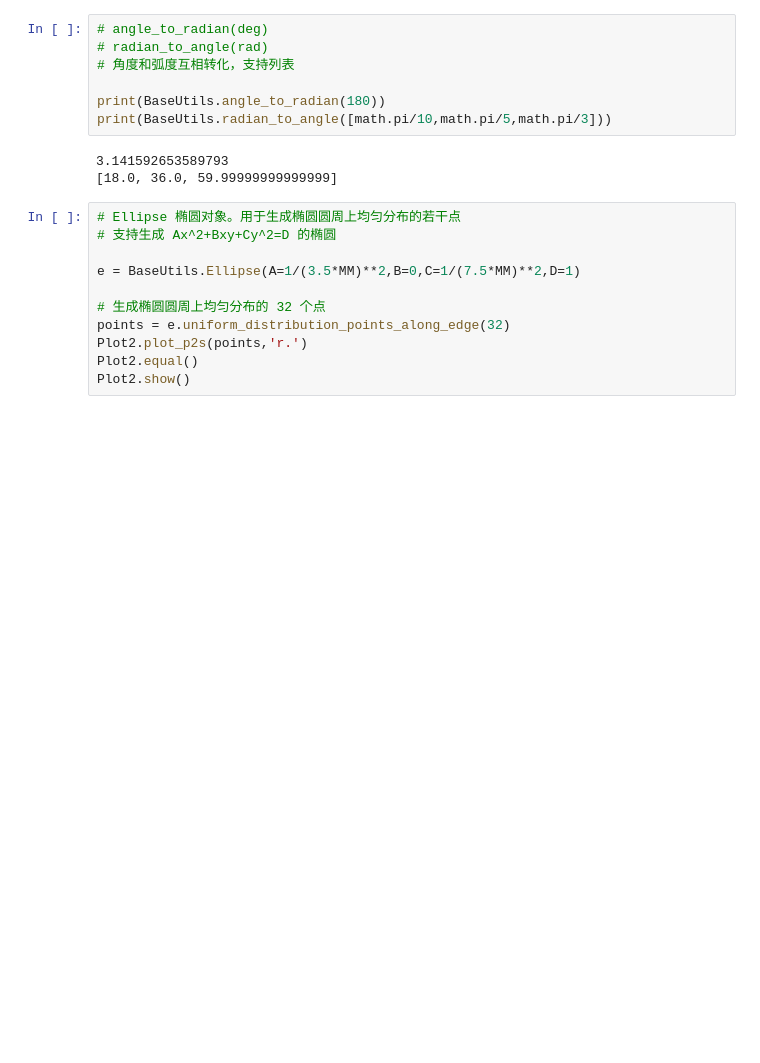
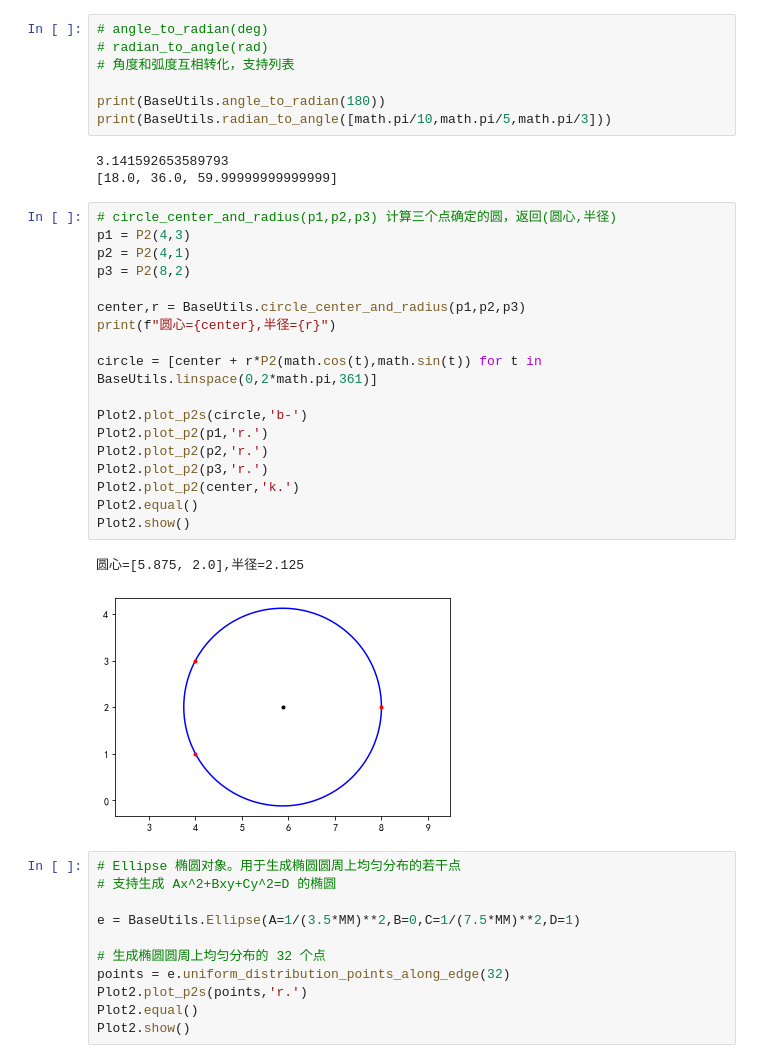
Before and after one commit to madokast/madokast.github.io.old, a Jupyter notebook: books/cct/cctpy/introduction2cctpy.ipynb, the cells around one changed output. Cells and saved outputs as stored; diff of their text form; blank space fills up the shorter version.

```diff
--- a/books/cct/cctpy/introduction2cctpy.ipynb
+++ b/books/cct/cctpy/introduction2cctpy.ipynb
@@ -359,6 +361,27 @@ print(BaseUtils.radian_to_angle([math.pi/10,math.pi/5,math.pi/3]))
 # %% [output]
 3.141592653589793
 [18.0, 36.0, 59.99999999999999]
+# %%
+# circle_center_and_radius(p1,p2,p3) 计算三个点确定的圆，返回(圆心,半径)
+p1 = P2(4,3)
+p2 = P2(4,1)
+p3 = P2(8,2)
+
+center,r = BaseUtils.circle_center_and_radius(p1,p2,p3)
+print(f"圆心={center},半径={r}")
+
+circle = [center + r*P2(math.cos(t),math.sin(t)) for t in BaseUtils.linspace(0,2*math.pi,361)]
+
+Plot2.plot_p2s(circle,'b-')
+Plot2.plot_p2(p1,'r.')
+Plot2.plot_p2(p2,'r.')
+Plot2.plot_p2(p3,'r.')
+Plot2.plot_p2(center,'k.')
+Plot2.equal()
+Plot2.show()
+# %% [output]
+圆心=[5.875, 2.0],半径=2.125
+[figure, added]
 # %%
 # Ellipse 椭圆对象。用于生成椭圆圆周上均匀分布的若干点
 # 支持生成 Ax^2+Bxy+Cy^2=D 的椭圆
```
Also changed, not shown: parts of 17 cells of this notebook, 14 other files.
